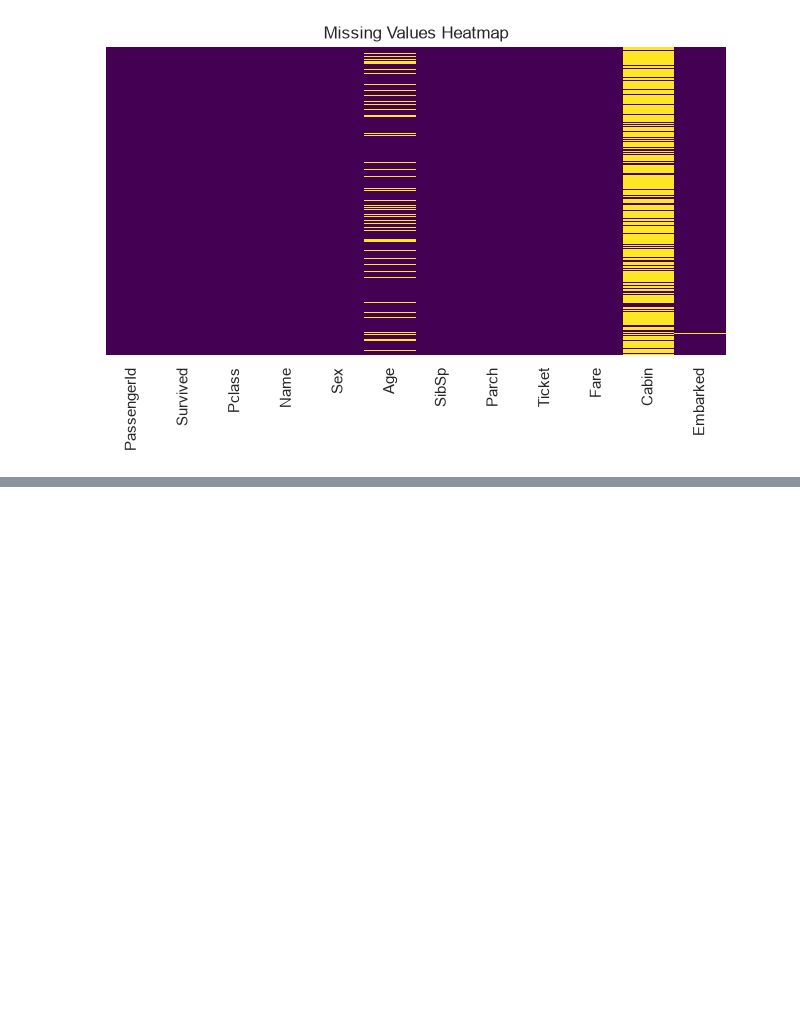
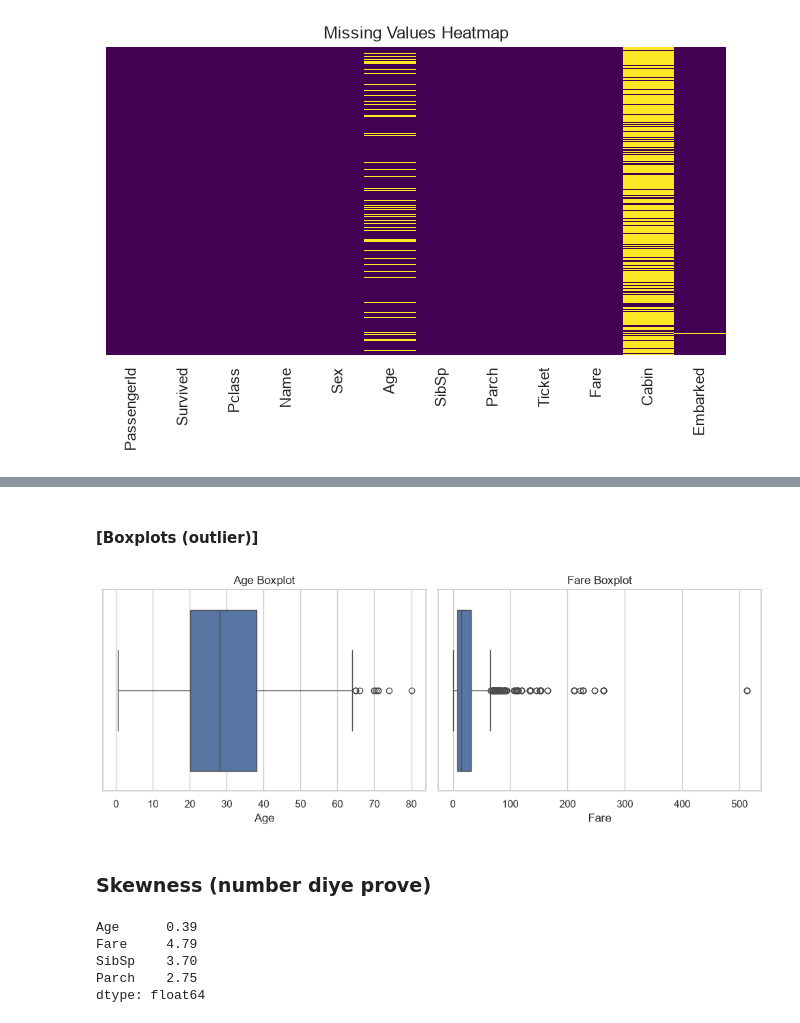
Before and after one commit to Tariqul-stack/titanic-survival-prediction, a Jupyter notebook: notebooks/01_eda.ipynb, the cells around one changed output, grey strips where cells are left out. Cells and saved outputs as stored; diff of their text form; code cells hidden in the pictures; blank space fills up the shorter version.

```diff
--- a/notebooks/01_eda.ipynb
+++ b/notebooks/01_eda.ipynb
@@ -82,0 +140,22 @@ plt.show()
+# %% [markdown]
+#### [Boxplots (outlier)]
+# %%
+fig, axes = plt.subplots(1, 2, figsize=(10, 4))
+sns.boxplot(data=df, x="Age", ax=axes[0])
+axes[0].set_title("Age Boxplot")
+sns.boxplot(data=df, x="Fare", ax=axes[1])
+axes[1].set_title("Fare Boxplot")
+plt.tight_layout()
+plt.show()
+# %% [output]
+[figure, added]
+# %% [markdown]
+### Skewness (number diye prove)
+# %%
+df[num_cols].skew().round(2)
+# %% [output]
+Age      0.39
+Fare     4.79
+SibSp    3.70
+Parch    2.75
+dtype: float64
```
Also changed, not shown: parts of 16 cells of this notebook.
